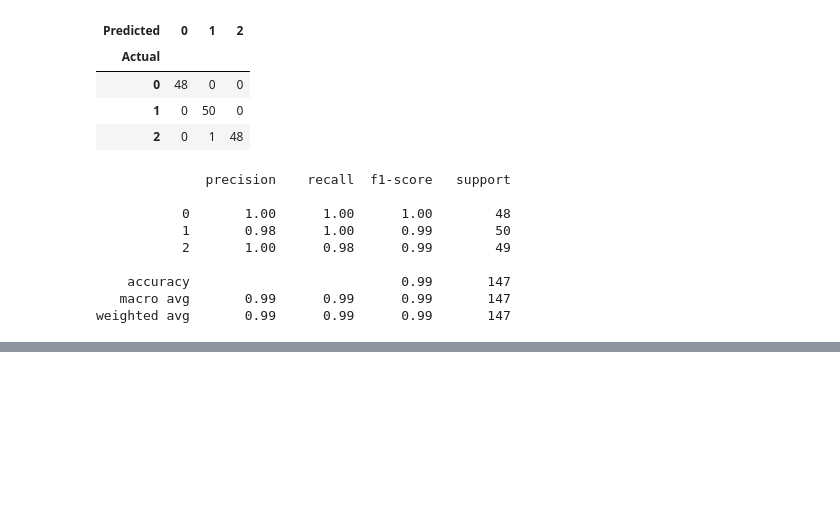
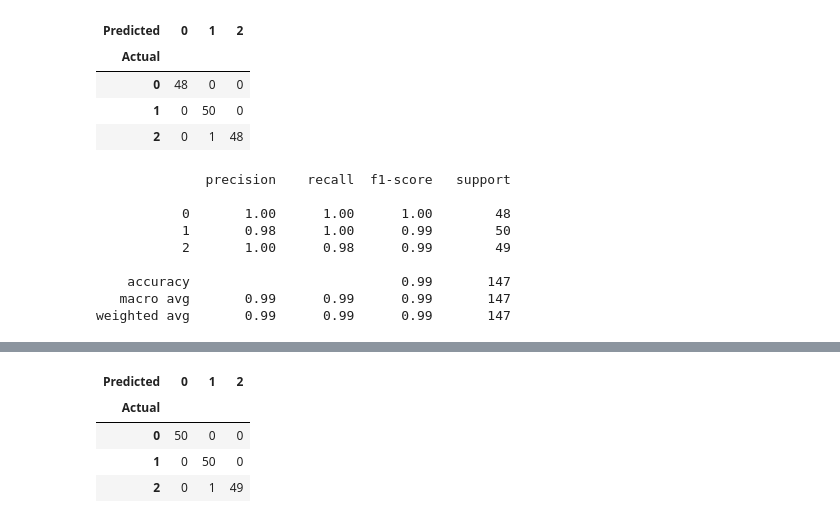
Before and after one commit to yungsnowx/215machinelearning, a Jupyter notebook: kMeansClustering/kMeansIris.ipynb, the cells around one changed output, grey strips where cells are left out. Saved outputs shown, nothing was run; the diff lists cells and outputs as text; code cells hidden in the pictures; blank space fills up the shorter version.

Commit message:
kmeans erweiterung#2

```diff
--- a/kMeansClustering/kMeansIris.ipynb
+++ b/kMeansClustering/kMeansIris.ipynb
@@ -384,0 +387,5 @@ weighted avg       0.99      0.99      0.99       147
+# %%
+model = KMeans(n_clusters=3, random_state=0) # k-Means-objekt erzeugen
+model.fit(data_wDups) # Algorithmus mit den daten antrainieren
+prediction = model.labels_
+prediction
@@ -384,0 +400,8 @@ weighted avg       0.99      0.99      0.99       147
+# %%
+pd.crosstab(y_wDups, prediction,rownames=['Actual'], colnames=['Predicted'])
+# %% [output]
+| Predicted | 0 | 1 | 2 |
+| Actual |  |  |  |
+| 0 | 50 | 0 | 0 |
+| 1 | 0 | 50 | 0 |
+| 2 | 0 | 1 | 49 |
```
Also changed, not shown: parts of 3 cells of this notebook.
